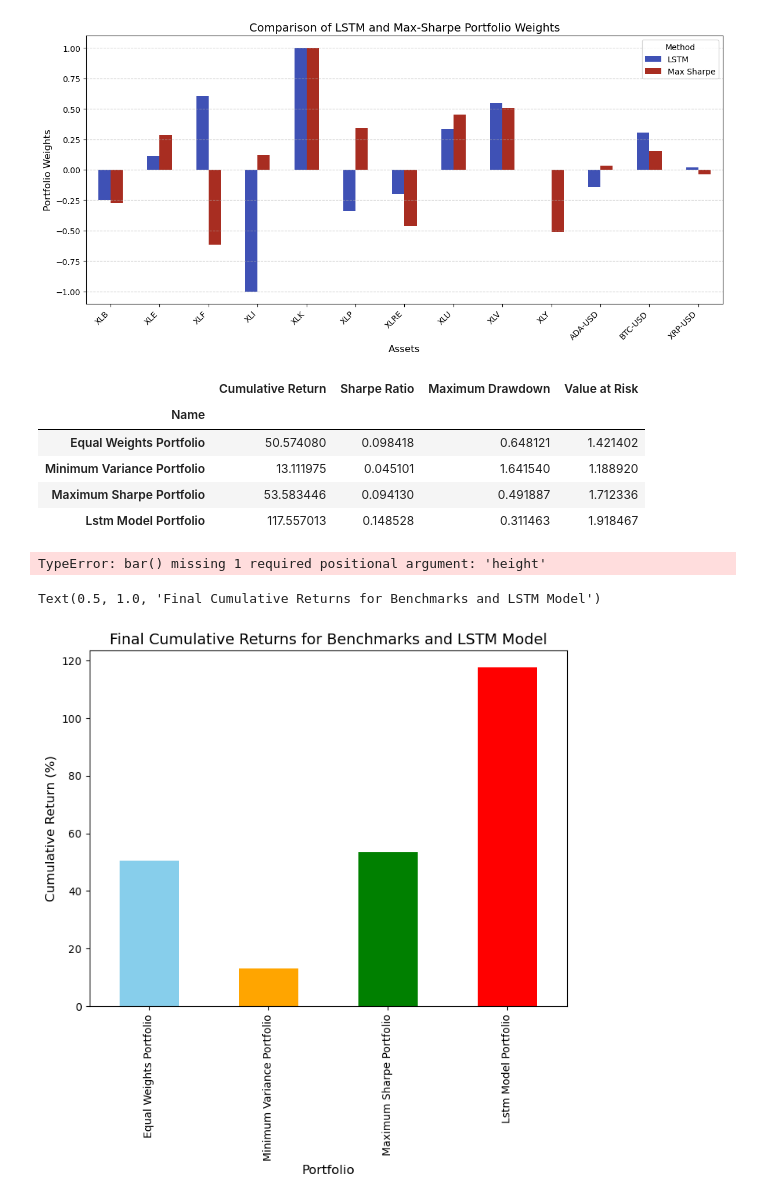
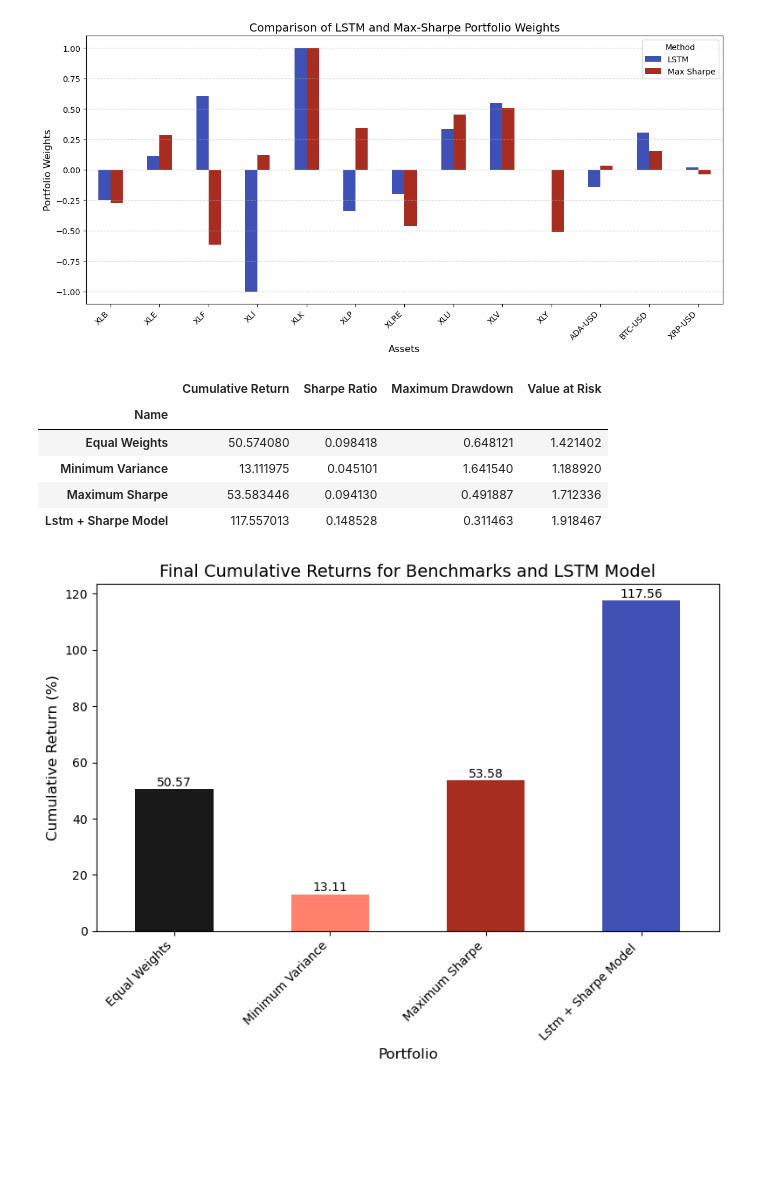
Before and after one commit to njh18/qf634-quant-research-methods, a Jupyter notebook: main.ipynb, the cells around one changed output. Cells and saved outputs as stored; diff of their text form; code cells hidden in the pictures; blank space fills up the shorter version.

Commit message:
bug fix cummulative returns

```diff
--- a/main.ipynb
+++ b/main.ipynb
@@ -252,19 +252,19 @@ plt.show()
 results = []
 
 equal_weights_stats = get_stats(equal_weights_daily_returns)
-equal_weights_stats["Name"] = "Equal Weights Portfolio"
+equal_weights_stats["Name"] = "Equal Weights"
 results.append(equal_weights_stats)
 
 minvar_method_stats = get_stats(minvar_method_daily_returns)
-minvar_method_stats["Name"] = "Minimum Variance Portfolio"
+minvar_method_stats["Name"] = "Minimum Variance"
 results.append(minvar_method_stats)
 
 maxsharpe_method_stats = get_stats(maxsharpe_method_daily_returns)
-maxsharpe_method_stats["Name"] = "Maximum Sharpe Portfolio"
+maxsharpe_method_stats["Name"] = "Maximum Sharpe"
 results.append(maxsharpe_method_stats)
 
 lstm_model_stats = get_stats(lstm_method_daily_returns)
-lstm_model_stats["Name"] = "Lstm Model Portfolio"
+lstm_model_stats["Name"] = "Lstm + Sharpe Model "
 results.append(lstm_model_stats)
 
 
@@ -273,22 +273,23 @@ stats
 # %% [output]
 |  | Cumulative Return | Sharpe Ratio | Maximum Drawdown | Value at Risk |
 | Name |  |  |  |  |
-| Equal Weights Portfolio | 50.574080 | 0.098418 | 0.648121 | 1.421402 |
-| Minimum Variance Portfolio | 13.111975 | 0.045101 | 1.641540 | 1.188920 |
-| Maximum Sharpe Portfolio | 53.583446 | 0.094130 | 0.491887 | 1.712336 |
-| Lstm Model Portfolio | 117.557013 | 0.148528 | 0.311463 | 1.918467 |
+| Equal Weights | 50.574080 | 0.098418 | 0.648121 | 1.421402 |
+| Minimum Variance | 13.111975 | 0.045101 | 1.641540 | 1.188920 |
+| Maximum Sharpe | 53.583446 | 0.094130 | 0.491887 | 1.712336 |
+| Lstm + Sharpe Model | 117.557013 | 0.148528 | 0.311463 | 1.918467 |
-# %%
-stats.index.to_list()
-plt.bar(stats["Cumulative Return"])
-# %% [output]
-TypeError: bar() missing 1 required positional argument: 'height'
 # %%
-stats["Cumulative Return"].plot(kind='bar', figsize=(8, 6), color=['skyblue', 'orange', 'green', 'red'])
+all_model_colors = [equal_weights_color, min_var_color,max_sharpe_ratio_color,lstm_color]
+stats["Cumulative Return"].plot(kind='bar', figsize=(8, 6), color=all_model_colors)
 
-# Add labels and title
 plt.xlabel('Portfolio', fontsize=12)
 plt.ylabel('Cumulative Return (%)', fontsize=12)
 plt.title('Final Cumulative Returns for Benchmarks and LSTM Model', fontsize=14)
+plt.xticks(rotation=45, ha='right')
+
+for i, v in enumerate(stats["Cumulative Return"]):
+    plt.text(i, v + 1, f"{v:.2f}", ha='center', fontsize=10)
+
+plt.tight_layout()
+plt.show()
 # %% [output]
-Text(0.5, 1.0, 'Final Cumulative Returns for Benchmarks and LSTM Model')
-[figure, old version]
+[figure, new version]
```
